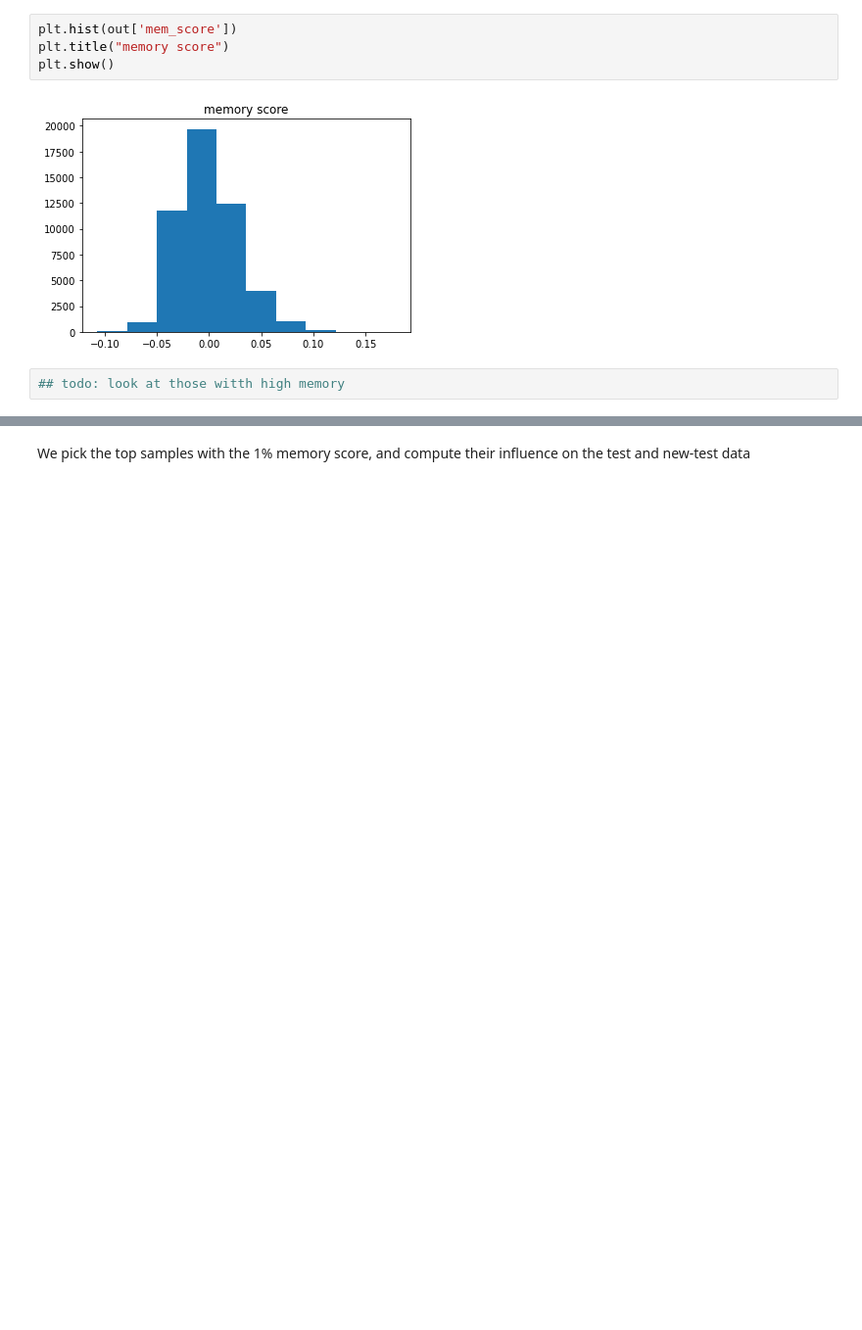
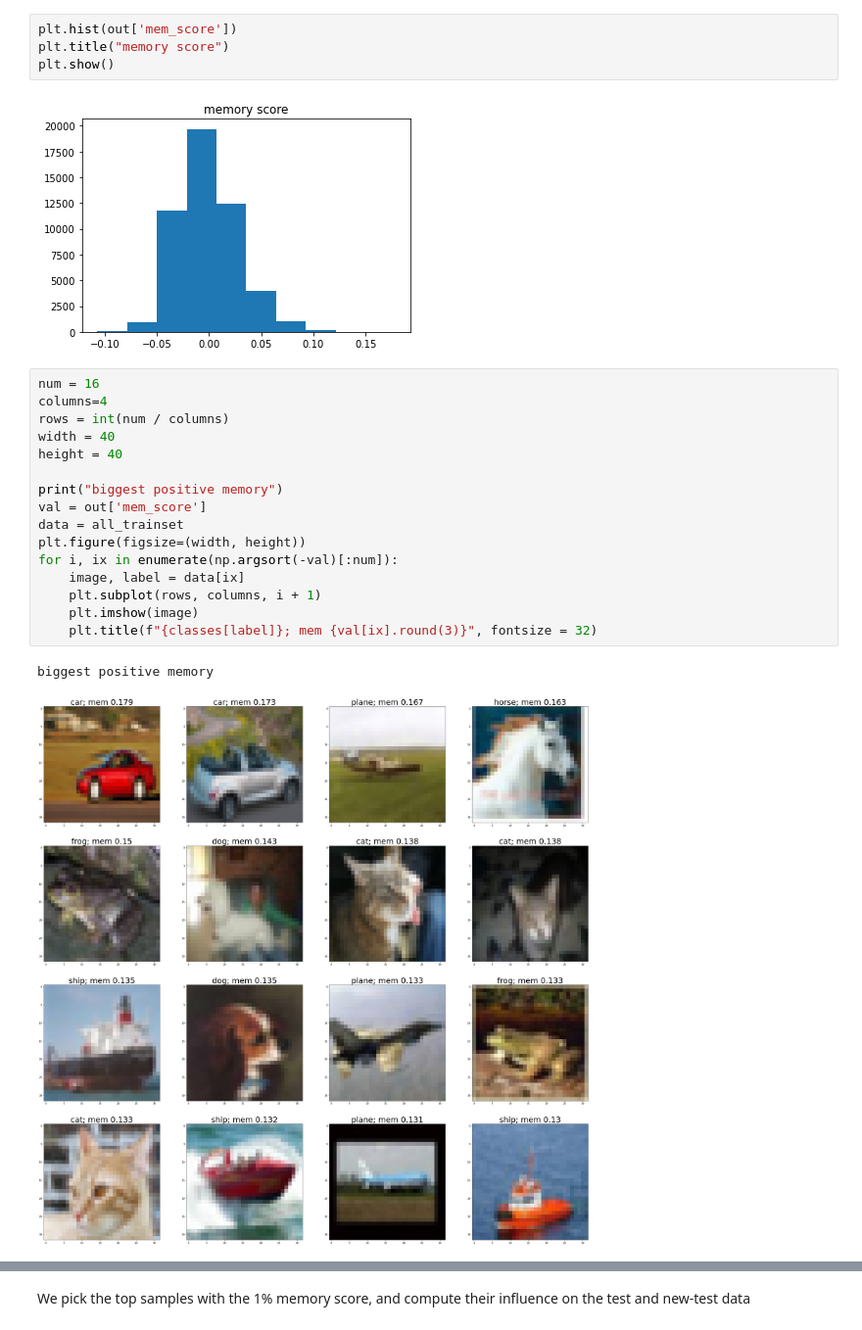
Before and after one commit to zihao12/pytorch-cifar, a Jupyter notebook: analysis/mem_infl.ipynb, the cells around one changed output, grey strips where cells are left out. Shown at 98% size. Saved outputs shown, nothing was run; the diff lists cells and outputs as text; blank space fills up the shorter version.

```diff
--- a/analysis/mem_infl.ipynb
+++ b/analysis/mem_infl.ipynb
@@ -38,5 +128,22 @@ plt.title("memory score")
 plt.show()
 # %% [output]
 [figure]
-# %%
-## todo: look at those witth high memory
+# %%
+num = 16
+columns=4
+rows = int(num / columns)
+width = 40
+height = 40
+
+print("biggest positive memory")
+val = out['mem_score']
+data = all_trainset
+plt.figure(figsize=(width, height))
+for i, ix in enumerate(np.argsort(-val)[:num]):
+    image, label = data[ix]
+    plt.subplot(rows, columns, i + 1)
+    plt.imshow(image)
+    plt.title(f"{classes[label]}; mem {val[ix].round(3)}", fontsize = 32)
+# %% [output]
+biggest positive memory
+[figure, added]
```
Also changed, not shown: parts of 10 cells of this notebook.
